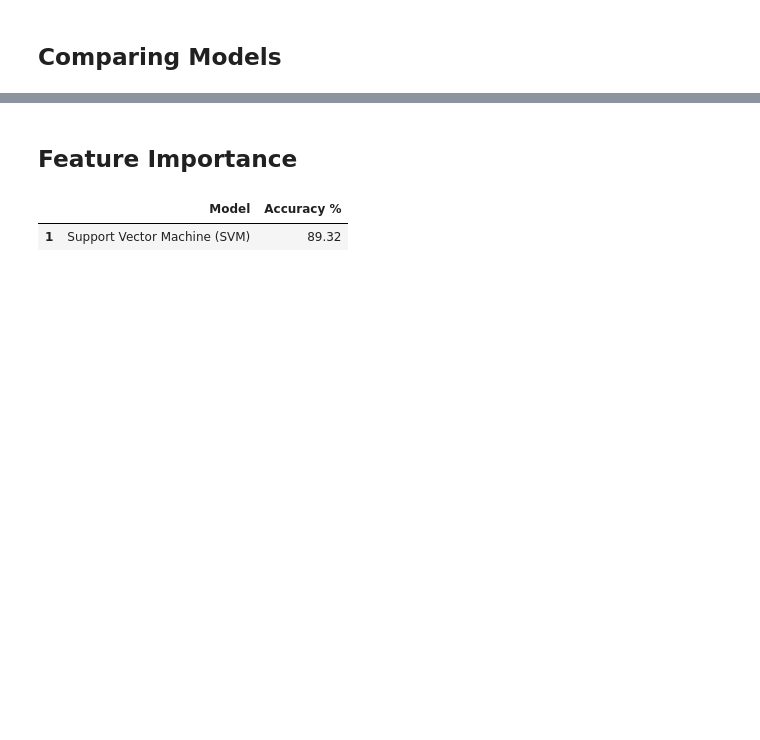
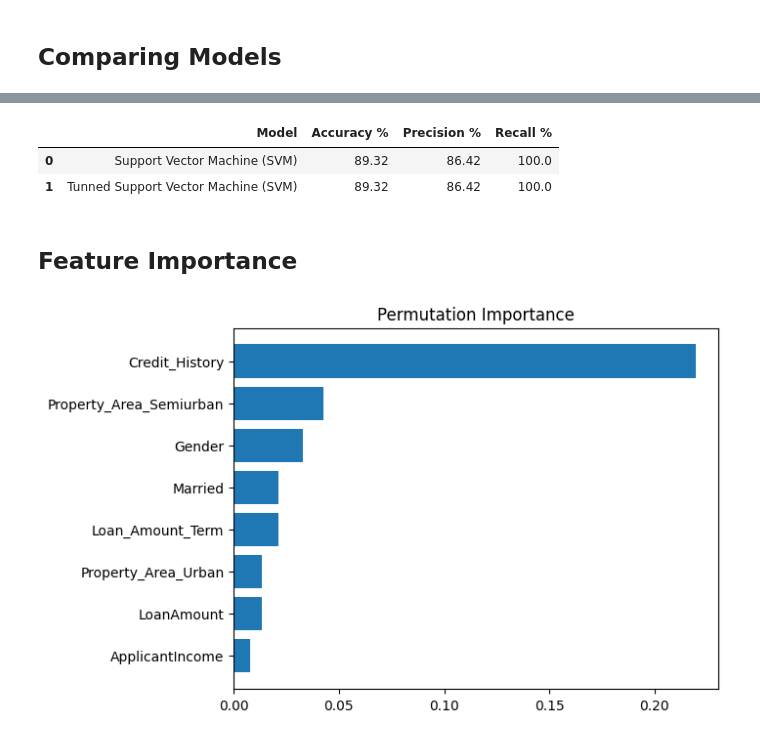
Before and after one commit to gpaschoalinoto/ml_classification_models, a Jupyter notebook: loan-approval/loan_approval_classification.ipynb, the cells around one changed output, grey strips where cells are left out. Cells and saved outputs as stored; diff of their text form; code cells hidden in the pictures; blank space fills up the shorter version.

```diff
--- a/loan-approval/loan_approval_classification.ipynb
+++ b/loan-approval/loan_approval_classification.ipynb
@@ -561,7 +727,29 @@ df_model_comparison
+# %%
+df_svc_comparison = pd.DataFrame({'Model': ['Support Vector Machine (SVM)', 'Tunned Support Vector Machine (SVM)'],
+                        'Accuracy %': [acc_svc, acc_best_svc],
+                        'Precision %': [precision_svc, precision_best_svc],
+                        'Recall %': [recall_svc, recall_best_svc]})
+
+df_svc_comparison['Accuracy %'] = round(df_svc_comparison['Accuracy %'] * 100,2)
+df_svc_comparison['Precision %'] = round(df_svc_comparison['Precision %'] * 100,2)
+df_svc_comparison['Recall %'] = round(df_svc_comparison['Recall %'] * 100,2)
+
+df_svc_comparison.sort_values(by='Accuracy %', ascending=False, inplace= True)
+df_svc_comparison
+# %% [output]
+|  | Model | Accuracy % | Precision % | Recall % |
+| 0 | Support Vector Machine (SVM) | 89.32 | 86.42 | 100.0 |
+| 1 | Tunned Support Vector Machine (SVM) | 89.32 | 86.42 | 100.0 |
 # %% [markdown]
 ## Feature Importance
-# %%
-df_model_comparison.head(1)
-# %% [output]
-|  | Model | Accuracy % |
-| 1 | Support Vector Machine (SVM) | 89.32 |
+# %%
+perm_importance = permutation_importance(svc, X_test_scaled, y_test)
+
+features = X.columns.values
+
+sorted_idx = perm_importance.importances_mean.argsort()
+plt.barh(features[sorted_idx], perm_importance.importances_mean[sorted_idx])
+plt.title("Permutation Importance")
+plt.show()
+# %% [output]
+[figure, added]
```
Also changed, not shown: parts of 34 cells of this notebook.
